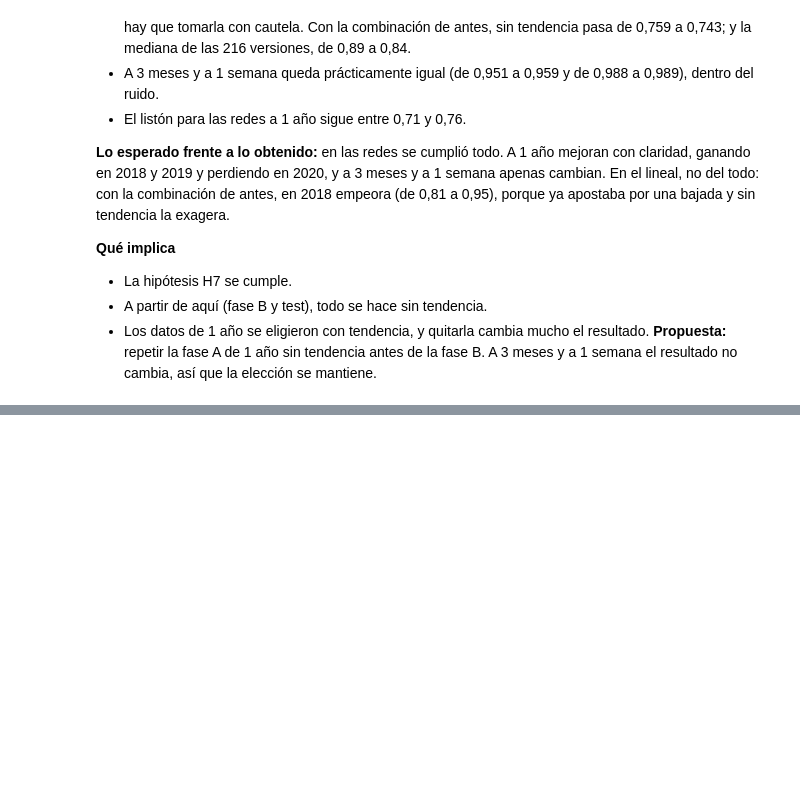
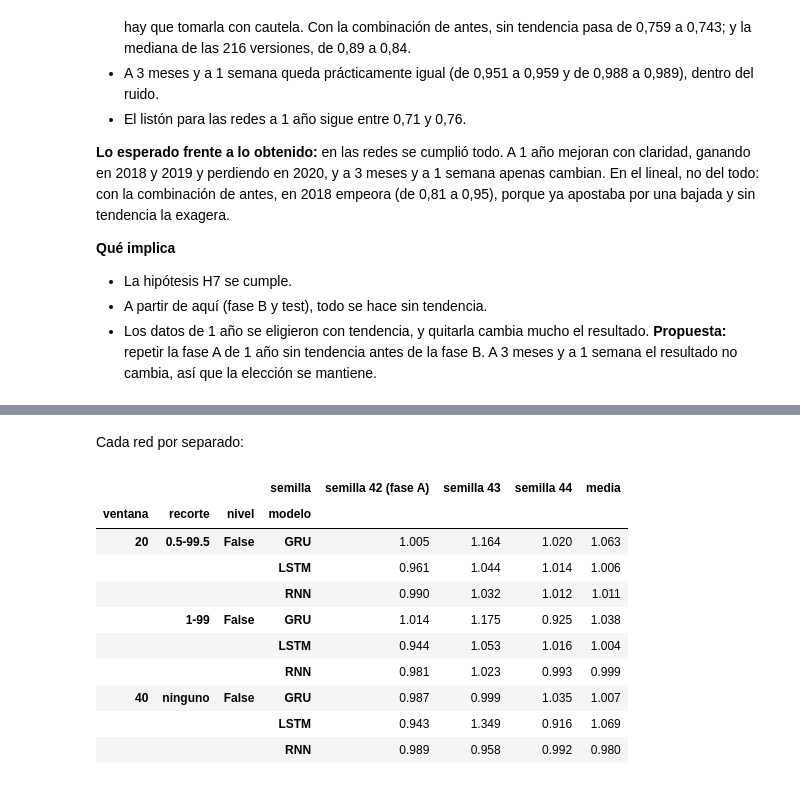
Before and after one commit to PabloJimenezGirardeau/Caso-Oil-Price, a Jupyter notebook: notebooks/03_modelado.ipynb, the cells around one changed output, grey strips where cells are left out. Saved outputs shown, nothing was run; the diff lists cells and outputs as text; code cells hidden in the pictures; blank space fills up the shorter version.

```diff
--- a/notebooks/03_modelado.ipynb
+++ b/notebooks/03_modelado.ipynb
@@ -801,0 +911,15 @@ tabla_lin.round(3)
+# %%
+fin_sin = pd.DataFrame([{**f, "recorte": ex.nombre_recorte(f["recorte"])}
+                        for f in ex.finalistas(a_sin) if f["horizonte"] == "largo"])
+todas_sin = pd.concat([a_sin.merge(fin_sin[ex.CLAVE_DATOS], on=ex.CLAVE_DATOS), semillas_sin], ignore_index=True)
+todas_sin["semilla"] = todas_sin["semilla"].astype(int)
+por_semilla_sin = ex.resumir(todas_sin, por=["semilla"])
+media_sin = (por_semilla_sin.groupby(ex.CLAVE_DATOS + ["semilla"])["MAE / ingenuo"].mean().unstack("semilla")
+             .reindex(pd.MultiIndex.from_frame(fin_sin[ex.CLAVE_DATOS])))
+tabla_sin, ruido_sin = ex.decidir(media_sin.loc["largo"])
+nueva = tabla_sin.index[tabla_sin["elegida"].to_numpy()][0]
+mejor_a = tabla_sin.iloc[0]
+print(f"Ruido entre semillas: {ruido_sin:.3f} (con tendencia, sección 3: {decisiones['largo'][1]:.3f}) · "
+      f"la mejor de la fase A pasa de {mejor_a[config.SEMILLA]:.3f} a "
+      f"{mejor_a[[s for s in SEMILLAS if s != config.SEMILLA]].mean():.3f} con las semillas nuevas")
+tabla_sin.rename(columns=nombres).round(3)
@@ -801,0 +933,19 @@ tabla_lin.round(3)
+# %% [markdown]
+Cada red por separado:
+# %%
+por_red_sin = por_semilla_sin.pivot_table(index=["ventana", "recorte", "nivel", "modelo"], columns="semilla",
+                                          values="MAE / ingenuo")
+por_red_sin["media"] = por_red_sin.mean(axis=1)
+por_red_sin.rename(columns=nombres).round(3)
+# %% [output]
+|  |  |  | semilla | semilla 42 (fase A) | semilla 43 | semilla 44 | media |
+| ventana | recorte | nivel | modelo |  |  |  |  |
+| 20 | 0.5-99.5 | False | GRU | 1.005 | 1.164 | 1.020 | 1.063 |
+|  |  |  | LSTM | 0.961 | 1.044 | 1.014 | 1.006 |
+|  |  |  | RNN | 0.990 | 1.032 | 1.012 | 1.011 |
+|  | 1-99 | False | GRU | 1.014 | 1.175 | 0.925 | 1.038 |
+|  |  |  | LSTM | 0.944 | 1.053 | 1.016 | 1.004 |
+|  |  |  | RNN | 0.981 | 1.023 | 0.993 | 0.999 |
+| 40 | ninguno | False | GRU | 0.987 | 0.999 | 1.035 | 1.007 |
+|  |  |  | LSTM | 0.943 | 1.349 | 0.916 | 1.069 |
+|  |  |  | RNN | 0.989 | 0.958 | 0.992 | 0.980 |
```
Also changed, not shown: parts of 19 cells of this notebook, 10 other files.
